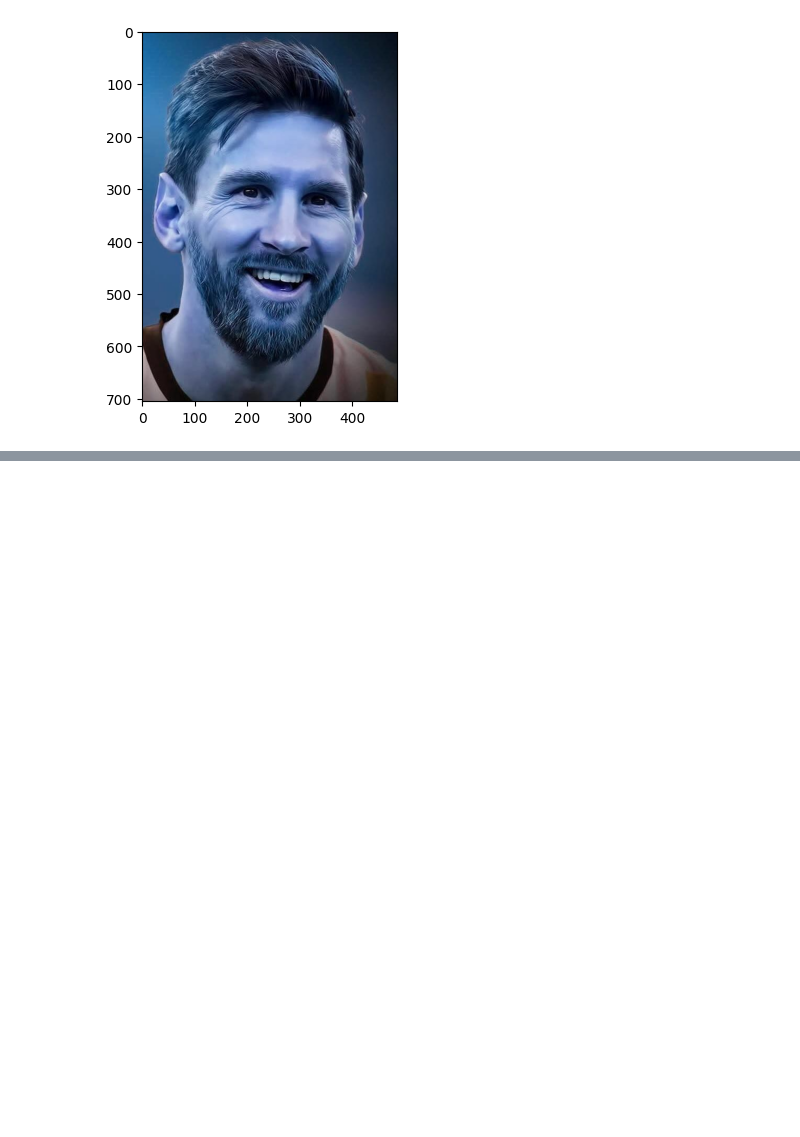
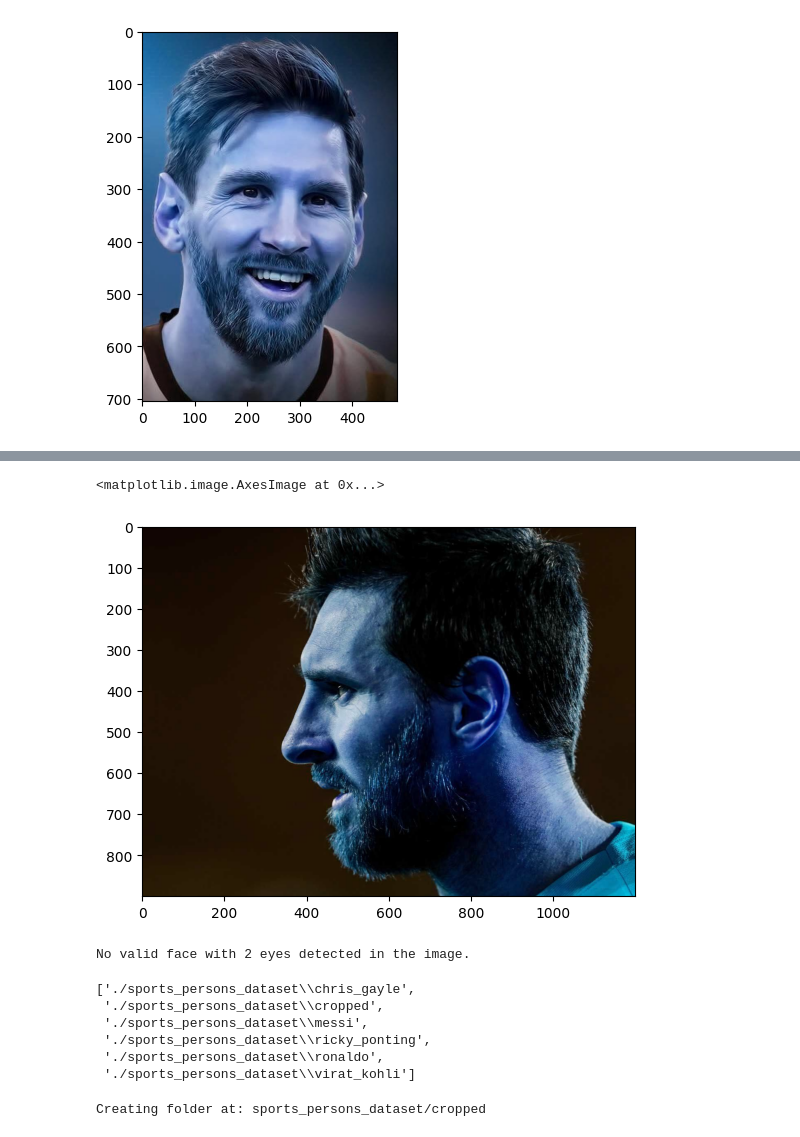
Before and after one commit to ashish769/sports-persons-image-classifier, a Jupyter notebook: sports-persons-image-classifier.ipynb, the cells around one changed output, grey strips where cells are left out. Saved outputs shown, nothing was run; the diff lists cells and outputs as text; code cells hidden in the pictures; blank space fills up the shorter version.

```diff
--- a/sports-persons-image-classifier.ipynb
+++ b/sports-persons-image-classifier.ipynb
@@ -149,0 +145,11 @@ plt.imshow(cropped_image)
+# %%
+original_image=cv2.imread('./test-images/000013.jpg')
+plt.imshow(original_image)
+# %% [output]
+<matplotlib.image.AxesImage at 0x...>
+[figure, added]
+# %%
+cropped_img = get_cropped_image_if_2_eyes('./test-images/000013.jpg')
+print_cropped_image(cropped_img)
+# %% [output]
+No valid face with 2 eyes detected in the image.
@@ -149,0 +165,27 @@ plt.imshow(cropped_image)
+# %%
+img_dirs
+# %% [output]
+['./sports_persons_dataset\\chris_gayle',
+ './sports_persons_dataset\\cropped',
+ './sports_persons_dataset\\messi',
+ './sports_persons_dataset\\ricky_ponting',
+ './sports_persons_dataset\\ronaldo',
+ './sports_persons_dataset\\virat_kohli']
+# %%
+import os
+import shutil
+
+path_to_cr_data = 'sports_persons_dataset/cropped'  # Relative to current script location
+print("Creating folder at:", path_to_cr_data)
+
+# Ensure parent directories exist
+os.makedirs(os.path.dirname(path_to_cr_data), exist_ok=True)
+
+# Remove existing cropped folder if it exists
+if os.path.exists(path_to_cr_data):
+    shutil.rmtree(path_to_cr_data)
+
+# Create the cropped folder
+os.makedirs(path_to_cr_data, exist_ok=True)  # This creates the folder safely
+# %% [output]
+Creating folder at: sports_persons_dataset/cropped
```
Also changed, not shown: parts of 7 cells of this notebook, 51 other files.
